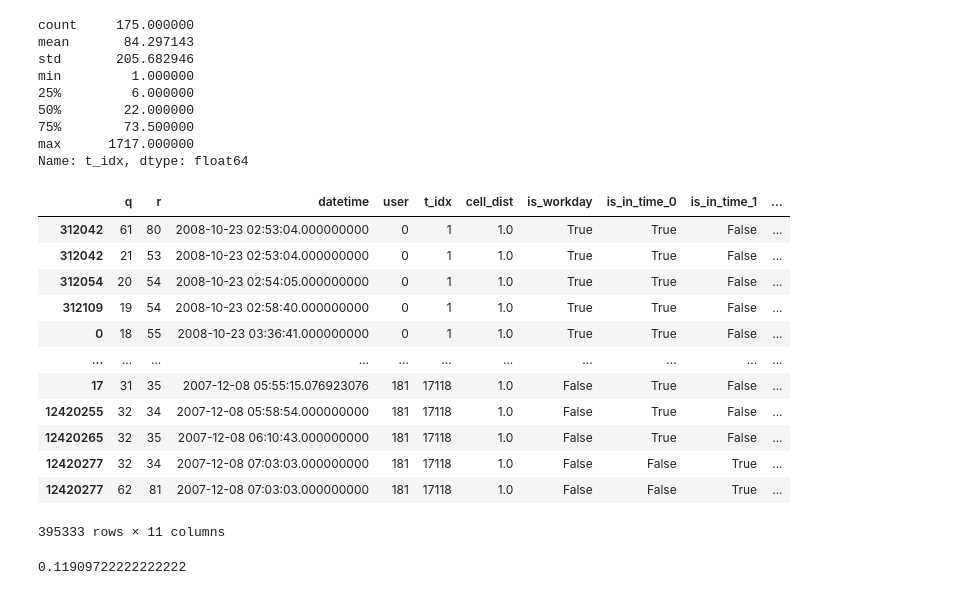
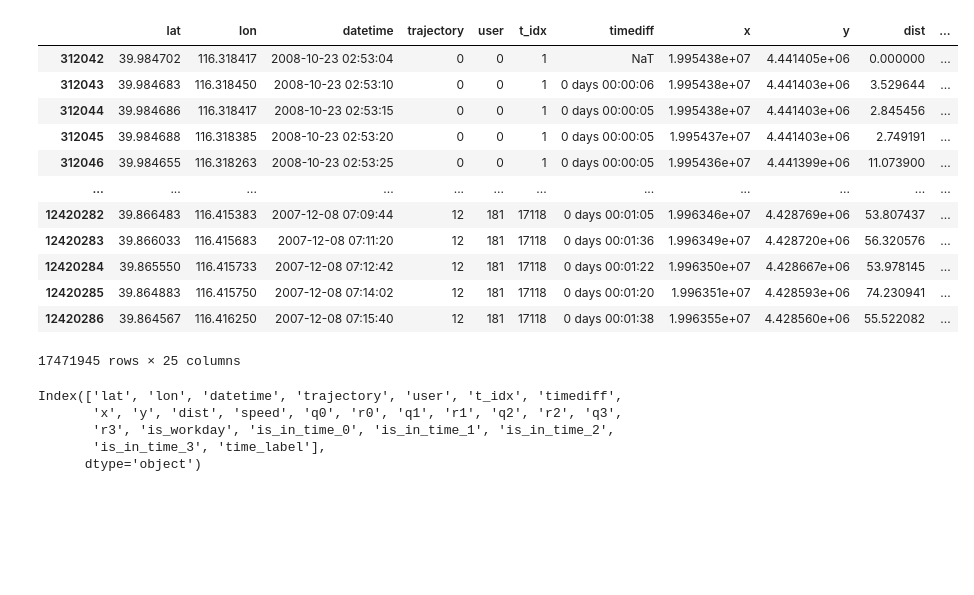
Before and after one commit to lucasczz/MiLES, a Jupyter notebook: notebooks/dev.ipynb, the cells around one changed output. Cells and saved outputs as stored; diff of their text form; code cells hidden in the pictures; blank space fills up the shorter version.

```diff
--- a/notebooks/dev.ipynb
+++ b/notebooks/dev.ipynb
@@ -4,33 +4,28 @@ from src.data.hex_utils import *
 import pickle
 import numpy as np
 # %%
-with open("../data/processed/geolife_hex_50.pkl", "rb") as f:
+with open("../data/processed/geolife_hex_100.pkl", 'rb') as f:
     hdf = pickle.load(f)
+hdf
+# %% [output]
+|  | lat | lon | datetime | trajectory | user | t_idx | timediff | x | y | dist | ... |
+| 312042 | 39.984702 | 116.318417 | 2008-10-23 02:53:04 | 0 | 0 | 1 | NaT | 1.995438e+07 | 4.441405e+06 | 0.000000 | ... |
+| 312043 | 39.984683 | 116.318450 | 2008-10-23 02:53:10 | 0 | 0 | 1 | 0 days 00:00:06 | 1.995438e+07 | 4.441403e+06 | 3.529644 | ... |
+| 312044 | 39.984686 | 116.318417 | 2008-10-23 02:53:15 | 0 | 0 | 1 | 0 days 00:00:05 | 1.995438e+07 | 4.441403e+06 | 2.845456 | ... |
+| 312045 | 39.984688 | 116.318385 | 2008-10-23 02:53:20 | 0 | 0 | 1 | 0 days 00:00:05 | 1.995437e+07 | 4.441403e+06 | 2.749191 | ... |
+| 312046 | 39.984655 | 116.318263 | 2008-10-23 02:53:25 | 0 | 0 | 1 | 0 days 00:00:05 | 1.995436e+07 | 4.441399e+06 | 11.073900 | ... |
+| ... | ... | ... | ... | ... | ... | ... | ... | ... | ... | ... | ... |
+| 12420282 | 39.866483 | 116.415383 | 2007-12-08 07:09:44 | 12 | 181 | 17118 | 0 days 00:01:05 | 1.996346e+07 | 4.428769e+06 | 53.807437 | ... |
+| 12420283 | 39.866033 | 116.415683 | 2007-12-08 07:11:20 | 12 | 181 | 17118 | 0 days 00:01:36 | 1.996349e+07 | 4.428720e+06 | 56.320576 | ... |
+| 12420284 | 39.865550 | 116.415733 | 2007-12-08 07:12:42 | 12 | 181 | 17118 | 0 days 00:01:22 | 1.996350e+07 | 4.428667e+06 | 53.978145 | ... |
+| 12420285 | 39.864883 | 116.415750 | 2007-12-08 07:14:02 | 12 | 181 | 17118 | 0 days 00:01:20 | 1.996351e+07 | 4.428593e+06 | 74.230941 | ... |
+| 12420286 | 39.864567 | 116.416250 | 2007-12-08 07:15:40 | 12 | 181 | 17118 | 0 days 00:01:38 | 1.996355e+07 | 4.428560e+06 | 55.522082 | ... |
+17471945 rows × 25 columns
-# %%
-hdf.groupby('user')['t_idx'].nunique().describe()
-# %% [output]
-count     175.000000
-mean       84.297143
-std       205.682946
-min         1.000000
-25%         6.000000
-50%        22.000000
-75%        73.500000
-max      1717.000000
-Name: t_idx, dtype: float64
 # %%
-hdf
+hdf.columns
 # %% [output]
-|  | q | r | datetime | user | t_idx | cell_dist | is_workday | is_in_time_0 | is_in_time_1 | ... |
-| 312042 | 61 | 80 | 2008-10-23 02:53:04.000000000 | 0 | 1 | 1.0 | True | True | False | ... |
-| 312042 | 21 | 53 | 2008-10-23 02:53:04.000000000 | 0 | 1 | 1.0 | True | True | False | ... |
-| 312054 | 20 | 54 | 2008-10-23 02:54:05.000000000 | 0 | 1 | 1.0 | True | True | False | ... |
-| 312109 | 19 | 54 | 2008-10-23 02:58:40.000000000 | 0 | 1 | 1.0 | True | True | False | ... |
-| 0 | 18 | 55 | 2008-10-23 03:36:41.000000000 | 0 | 1 | 1.0 | True | True | False | ... |
-| ... | ... | ... | ... | ... | ... | ... | ... | ... | ... | ... |
-| 17 | 31 | 35 | 2007-12-08 05:55:15.076923076 | 181 | 17118 | 1.0 | False | True | False | ... |
-| 12420255 | 32 | 34 | 2007-12-08 05:58:54.000000000 | 181 | 17118 | 1.0 | False | True | False | ... |
-| 12420265 | 32 | 35 | 2007-12-08 06:10:43.000000000 | 181 | 17118 | 1.0 | False | True | False | ... |
-| 12420277 | 32 | 34 | 2007-12-08 07:03:03.000000000 | 181 | 17118 | 1.0 | False | False | True | ... |
-| 12420277 | 62 | 81 | 2007-12-08 07:03:03.000000000 | 181 | 17118 | 1.0 | False | False | True | ... |
-395333 rows × 11 columns
+Index(['lat', 'lon', 'datetime', 'trajectory', 'user', 't_idx', 'timediff',
+       'x', 'y', 'dist', 'speed', 'q0', 'r0', 'q1', 'r1', 'q2', 'r2', 'q3',
+       'r3', 'is_workday', 'is_in_time_0', 'is_in_time_1', 'is_in_time_2',
+       'is_in_time_3', 'time_label'],
+      dtype='object')
@@ -61,4 +31,0 @@ data = {stage: pd.concat(results[stage]) for stage in stages}
-# %%
-data['val'].groupby("user")['t_idx'].nunique().max() / data['val']['t_idx'].nunique()
-# %% [output]
-0.11909722222222222
```
Also changed, not shown: parts of 3 cells of this notebook, 11 other files.
